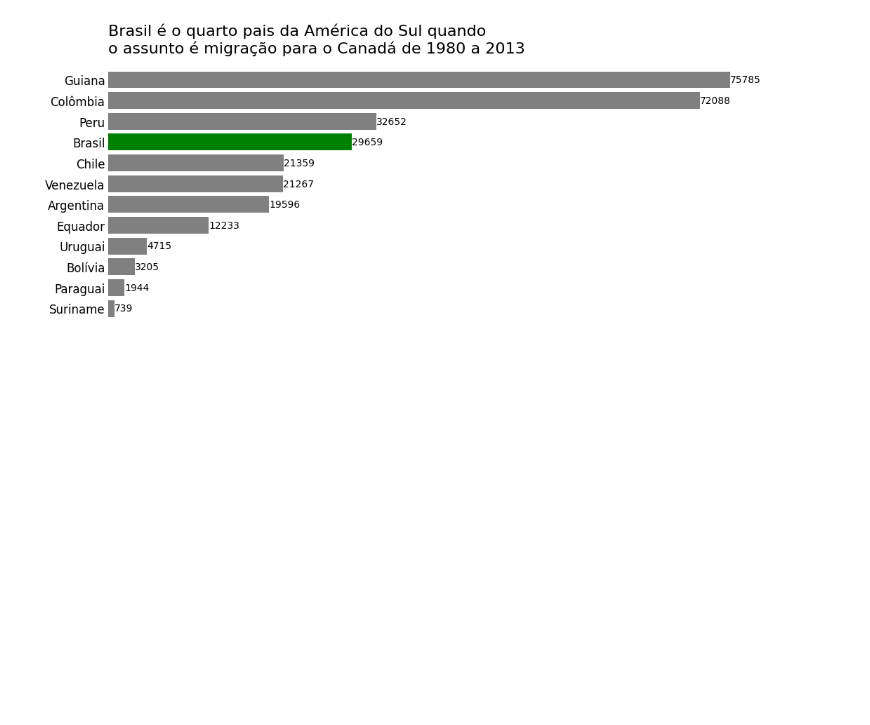
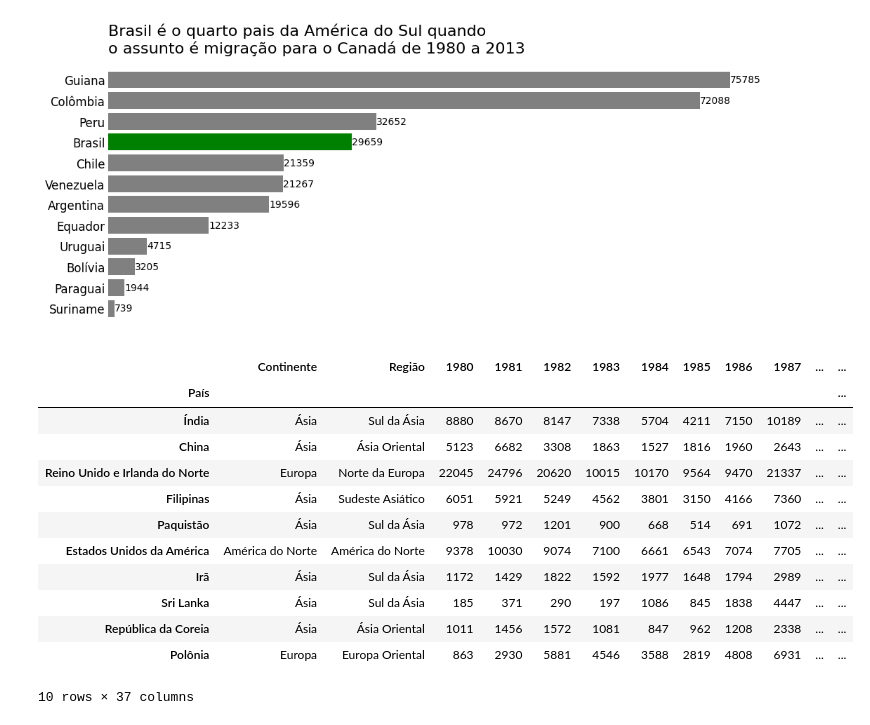
Before and after one commit to VilmarJNR/imigracao-america, a Jupyter notebook: migracao.ipynb, the cells around one changed output. Saved outputs shown, nothing was run; the diff lists cells and outputs as text; code cells hidden in the pictures; blank space fills up the shorter version.

```diff
--- a/migracao.ipynb
+++ b/migracao.ipynb
@@ -279,0 +283,17 @@ plt.show()
+# %%
+top_10 = df.sort_values('Total', ascending=False).head(10)
+top_10
+# %% [output]
+|  | Continente | Região | 1980 | 1981 | 1982 | 1983 | 1984 | 1985 | 1986 | 1987 | ... | ... |
+| País |  |  |  |  |  |  |  |  |  |  |  | ... |
+| Índia | Ásia | Sul da Ásia | 8880 | 8670 | 8147 | 7338 | 5704 | 4211 | 7150 | 10189 | ... | ... |
+| China | Ásia | Ásia Oriental | 5123 | 6682 | 3308 | 1863 | 1527 | 1816 | 1960 | 2643 | ... | ... |
+| Reino Unido e Irlanda do Norte | Europa | Norte da Europa | 22045 | 24796 | 20620 | 10015 | 10170 | 9564 | 9470 | 21337 | ... | ... |
+| Filipinas | Ásia | Sudeste Asiático | 6051 | 5921 | 5249 | 4562 | 3801 | 3150 | 4166 | 7360 | ... | ... |
+| Paquistão | Ásia | Sul da Ásia | 978 | 972 | 1201 | 900 | 668 | 514 | 691 | 1072 | ... | ... |
+| Estados Unidos da América | América do Norte | América do Norte | 9378 | 10030 | 9074 | 7100 | 6661 | 6543 | 7074 | 7705 | ... | ... |
+| Irã | Ásia | Sul da Ásia | 1172 | 1429 | 1822 | 1592 | 1977 | 1648 | 1794 | 2989 | ... | ... |
+| Sri Lanka | Ásia | Sul da Ásia | 185 | 371 | 290 | 197 | 1086 | 845 | 1838 | 4447 | ... | ... |
+| República da Coreia | Ásia | Ásia Oriental | 1011 | 1456 | 1572 | 1081 | 847 | 962 | 1208 | 2338 | ... | ... |
+| Polônia | Europa | Europa Oriental | 863 | 2930 | 5881 | 4546 | 3588 | 2819 | 4808 | 6931 | ... | ... |
+10 rows × 37 columns
```
Also changed, not shown: parts of 3 cells of this notebook.
